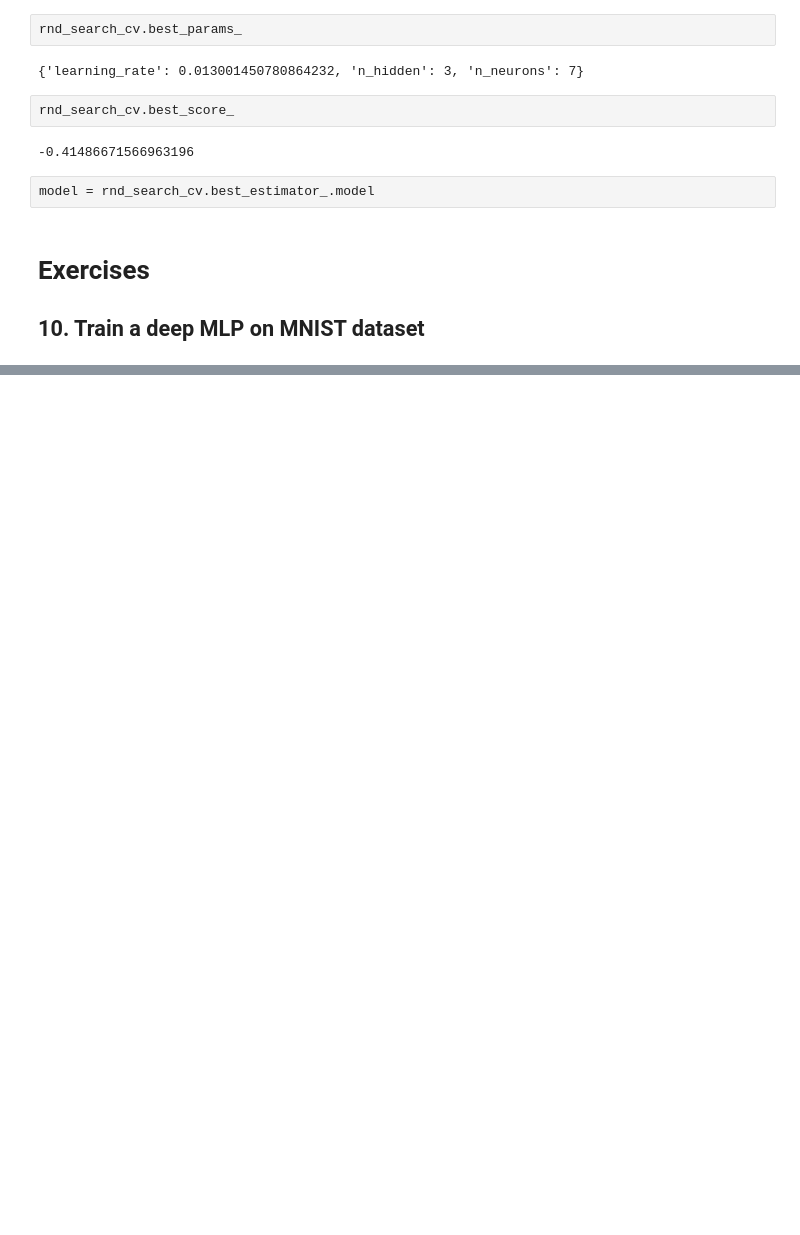
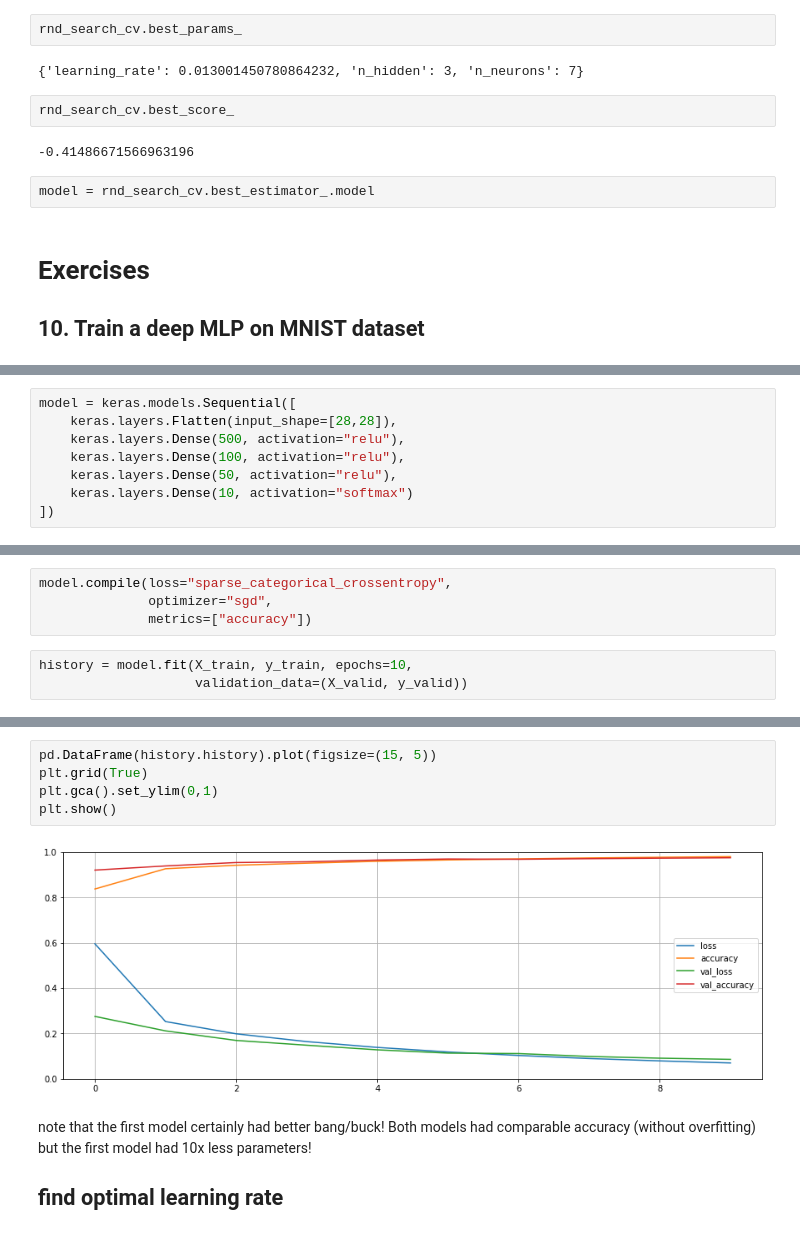
Before and after one commit to efiegel/ml-geron, a Jupyter notebook: Chapter_10_Introduction_to_Artificial_Neural_Networks_with_Keras.ipynb, the cells around one changed output, grey strips where cells are left out. Drawn from its saved outputs; the diff is of its cells as text; blank space fills up the shorter version.

```diff
--- a/Chapter_10_Introduction_to_Artificial_Neural_Networks_with_Keras.ipynb
+++ b/Chapter_10_Introduction_to_Artificial_Neural_Networks_with_Keras.ipynb
@@ -710,0 +789,8 @@ model = rnd_search_cv.best_estimator_.model
+# %%
+model = keras.models.Sequential([
+    keras.layers.Flatten(input_shape=[28,28]),
+    keras.layers.Dense(500, activation="relu"),
+    keras.layers.Dense(100, activation="relu"),
+    keras.layers.Dense(50, activation="relu"),
+    keras.layers.Dense(10, activation="softmax")
+])
@@ -710,0 +818,7 @@ model = rnd_search_cv.best_estimator_.model
+# %%
+model.compile(loss="sparse_categorical_crossentropy",
+              optimizer="sgd",
+              metrics=["accuracy"])
+# %%
+history = model.fit(X_train, y_train, epochs=10,
+                    validation_data=(X_valid, y_valid))
@@ -710,0 +846,11 @@ model = rnd_search_cv.best_estimator_.model
+# %%
+pd.DataFrame(history.history).plot(figsize=(15, 5))
+plt.grid(True)
+plt.gca().set_ylim(0,1)
+plt.show()
+# %% [output]
+[figure, added]
+# %% [markdown]
+note that the first model certainly had better bang/buck! Both models had comparable accuracy (without overfitting) but the first model had 10x less parameters!
+
+## find optimal learning rate
```
Also changed, not shown: parts of 17 cells of this notebook.
